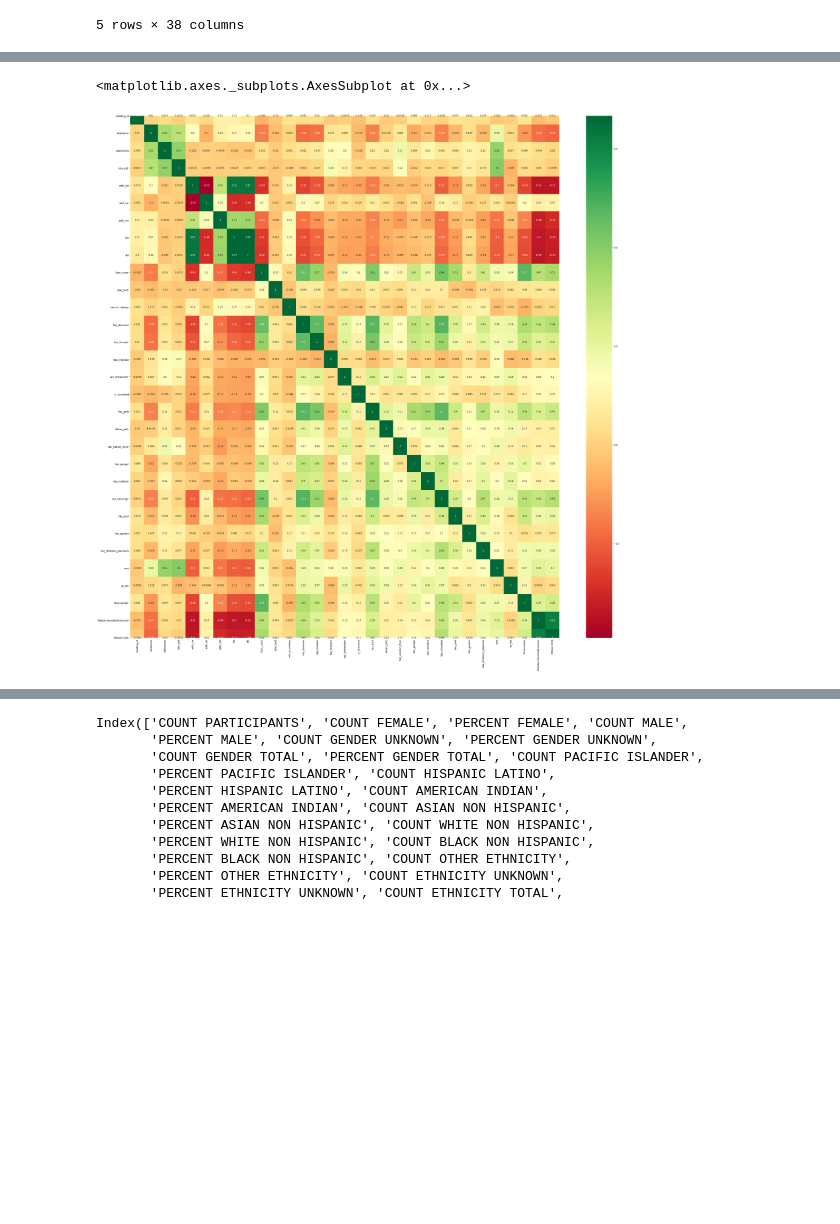
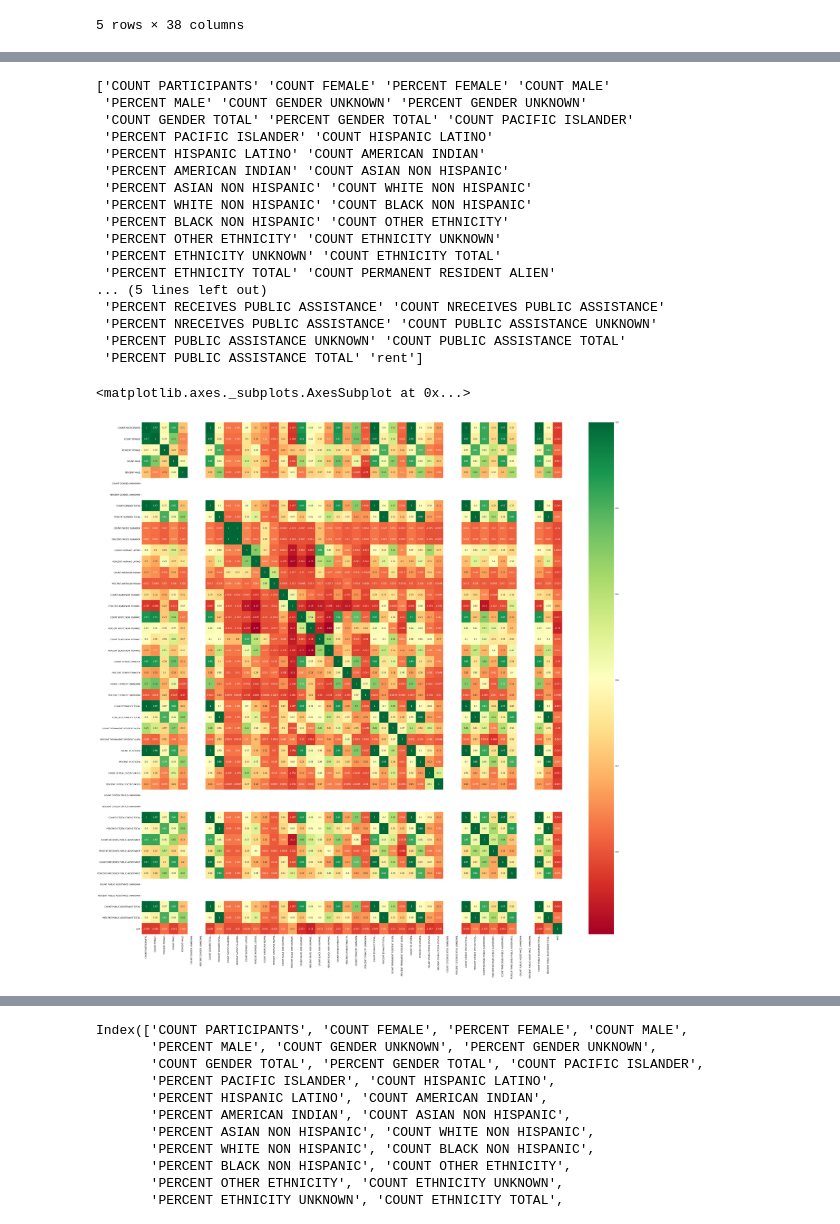
Before and after one commit to simplisticmartin/Godzillow, a Jupyter notebook: main.ipynb, the cells around one changed output, grey strips where cells are left out. Drawn from its saved outputs; the diff is of its cells as text; code cells hidden in the pictures; blank space fills up the shorter version.

Commit message:
Updated heatmap

```diff
--- a/main.ipynb
+++ b/main.ipynb
@@ -89,12 +113,39 @@ def get_heatmap(df):
     df_g = sns.heatmap(df[top_corr].corr(), annot=True, cmap="RdYlGn")
     return df_g
 # %%
+import numpy
+
 #using a heatmap to select meaningful features
 #columns = test1_df[:,0:29]
 #target = test1_df.rent
 # get_heatmap(test1_df)
-get_heatmap(test1_merge_df)
+
+
+columns_needed = demographic_by_zipcode_df.columns
+columns_needed = numpy.append (columns_needed, ['rent'])
+
+print(columns_needed)
+test_heatmap_df = test_merge_df.filter(columns_needed, axis=1)
+
+get_heatmap(test_heatmap_df)
 # %% [output]
-<matplotlib.axes._subplots.AxesSubplot at 0x...>
+['COUNT PARTICIPANTS' 'COUNT FEMALE' 'PERCENT FEMALE' 'COUNT MALE'
+ 'PERCENT MALE' 'COUNT GENDER UNKNOWN' 'PERCENT GENDER UNKNOWN'
+ 'COUNT GENDER TOTAL' 'PERCENT GENDER TOTAL' 'COUNT PACIFIC ISLANDER'
+ 'PERCENT PACIFIC ISLANDER' 'COUNT HISPANIC LATINO'
+ 'PERCENT HISPANIC LATINO' 'COUNT AMERICAN INDIAN'
+ 'PERCENT AMERICAN INDIAN' 'COUNT ASIAN NON HISPANIC'
+ 'PERCENT ASIAN NON HISPANIC' 'COUNT WHITE NON HISPANIC'
+ 'PERCENT WHITE NON HISPANIC' 'COUNT BLACK NON HISPANIC'
+ 'PERCENT BLACK NON HISPANIC' 'COUNT OTHER ETHNICITY'
+ 'PERCENT OTHER ETHNICITY' 'COUNT ETHNICITY UNKNOWN'
+ 'PERCENT ETHNICITY UNKNOWN' 'COUNT ETHNICITY TOTAL'
+ 'PERCENT ETHNICITY TOTAL' 'COUNT PERMANENT RESIDENT ALIEN'
+... (5 lines left out)
+ 'PERCENT RECEIVES PUBLIC ASSISTANCE' 'COUNT NRECEIVES PUBLIC ASSISTANCE'
+ 'PERCENT NRECEIVES PUBLIC ASSISTANCE' 'COUNT PUBLIC ASSISTANCE UNKNOWN'
+ 'PERCENT PUBLIC ASSISTANCE UNKNOWN' 'COUNT PUBLIC ASSISTANCE TOTAL'
+ 'PERCENT PUBLIC ASSISTANCE TOTAL' 'rent']
+<matplotlib.axes._subplots.AxesSubplot at 0x...>
-[figure, old version]
+[figure, new version]
 # %%
```
Also changed, not shown: parts of 2 cells of this notebook.
